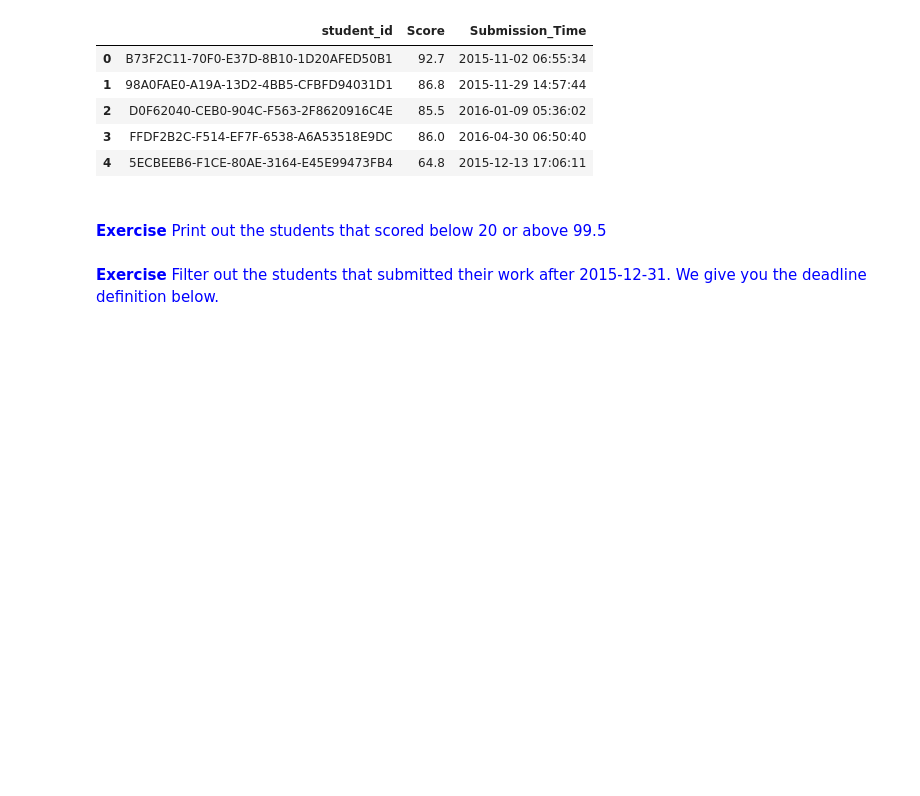
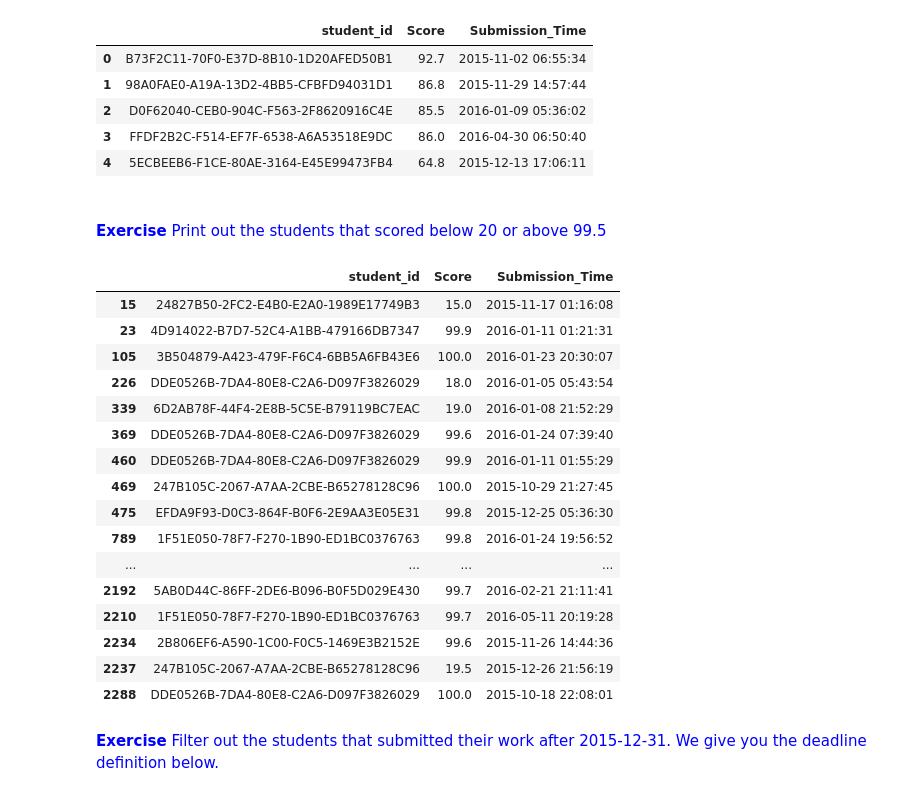
Before and after one commit to graleix/Intento, a Jupyter notebook: Laboratoris/02_Basic data manipulation with Pandas/04_Pandas_Intro_Colab.ipynb, the cells around one changed output. Drawn from its saved outputs; the diff is of its cells as text; code cells hidden in the pictures; blank space fills up the shorter version.

```diff
--- a/Laboratoris/02_Basic data manipulation with Pandas/04_Pandas_Intro_Colab.ipynb
+++ b/Laboratoris/02_Basic data manipulation with Pandas/04_Pandas_Intro_Colab.ipynb
@@ -419,6 +419,29 @@ grades.head()
 <font color="blue">**Exercise** Print out the students that scored below 20 or above 99.5</font>
 # %%
 # Your Code Here
+#passScoresMask = scores > 99,5 and scores < 20
+#passScoresMask
+#grades[passScoresMask]
+
+grades[(grades['Score'] < 20) | (grades['Score'] > 99.5)]
+# %% [output]
+|  | student_id | Score | Submission_Time |
+| 15 | 24827B50-2FC2-E4B0-E2A0-1989E17749B3 | 15.0 | 2015-11-17 01:16:08 |
+| 23 | 4D914022-B7D7-52C4-A1BB-479166DB7347 | 99.9 | 2016-01-11 01:21:31 |
+| 105 | 3B504879-A423-479F-F6C4-6BB5A6FB43E6 | 100.0 | 2016-01-23 20:30:07 |
+| 226 | DDE0526B-7DA4-80E8-C2A6-D097F3826029 | 18.0 | 2016-01-05 05:43:54 |
+| 339 | 6D2AB78F-44F4-2E8B-5C5E-B79119BC7EAC | 19.0 | 2016-01-08 21:52:29 |
+| 369 | DDE0526B-7DA4-80E8-C2A6-D097F3826029 | 99.6 | 2016-01-24 07:39:40 |
+| 460 | DDE0526B-7DA4-80E8-C2A6-D097F3826029 | 99.9 | 2016-01-11 01:55:29 |
+| 469 | 247B105C-2067-A7AA-2CBE-B65278128C96 | 100.0 | 2015-10-29 21:27:45 |
+| 475 | EFDA9F93-D0C3-864F-B0F6-2E9AA3E05E31 | 99.8 | 2015-12-25 05:36:30 |
+| 789 | 1F51E050-78F7-F270-1B90-ED1BC0376763 | 99.8 | 2016-01-24 19:56:52 |
+| ... | ... | ... | ... |
+| 2192 | 5AB0D44C-86FF-2DE6-B096-B0F5D029E430 | 99.7 | 2016-02-21 21:11:41 |
+| 2210 | 1F51E050-78F7-F270-1B90-ED1BC0376763 | 99.7 | 2016-05-11 20:19:28 |
+| 2234 | 2B806EF6-A590-1C00-F0C5-1469E3B2152E | 99.6 | 2015-11-26 14:44:36 |
+| 2237 | 247B105C-2067-A7AA-2CBE-B65278128C96 | 19.5 | 2015-12-26 21:56:19 |
+| 2288 | DDE0526B-7DA4-80E8-C2A6-D097F3826029 | 100.0 | 2015-10-18 22:08:01 |
 # %% [markdown]
 <font color=blue>**Exercise** Filter out the students that submitted their work after 2015-12-31. We give you the deadline definition below.</font>
 # %%
```
Also changed, not shown: parts of 1 cell of this notebook.
